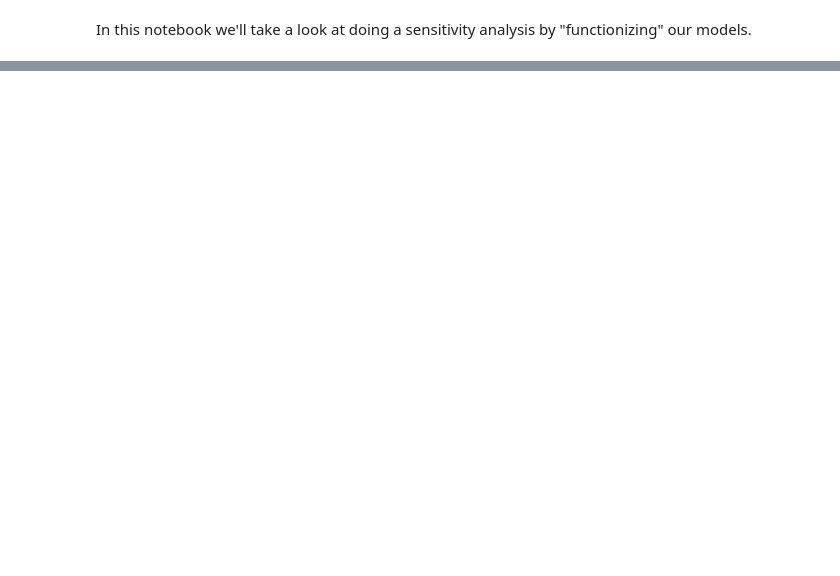
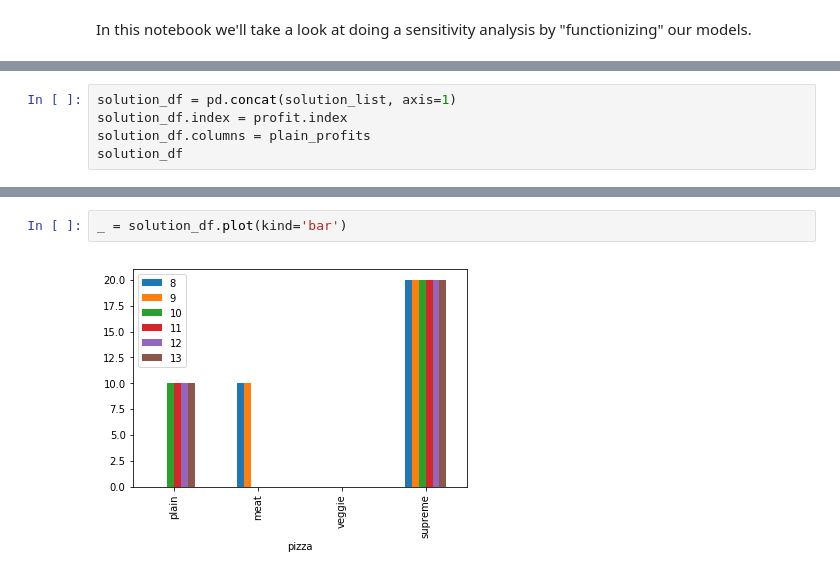
Before and after one commit to davebiagioni/optimization-modeling-info-3440, a Jupyter notebook: notebooks/pizza-lp/pizza-lp-sensitivity.ipynb, the cells around one changed output, grey strips where cells are left out. Saved outputs shown, nothing was run; the diff lists cells and outputs as text; blank space fills up the shorter version.

```diff
--- a/notebooks/pizza-lp/pizza-lp-sensitivity.ipynb
+++ b/notebooks/pizza-lp/pizza-lp-sensitivity.ipynb
@@ -113,0 +135,5 @@ supreme  20.0
+# %%
+solution_df = pd.concat(solution_list, axis=1)
+solution_df.index = profit.index
+solution_df.columns = plain_profits
+solution_df
@@ -113,0 +147,4 @@ supreme  20.0
+# %%
+_ = solution_df.plot(kind='bar')
+# %% [output]
+[figure, added]
```
Also changed, not shown: parts of 19 cells of this notebook, 1 other file.
